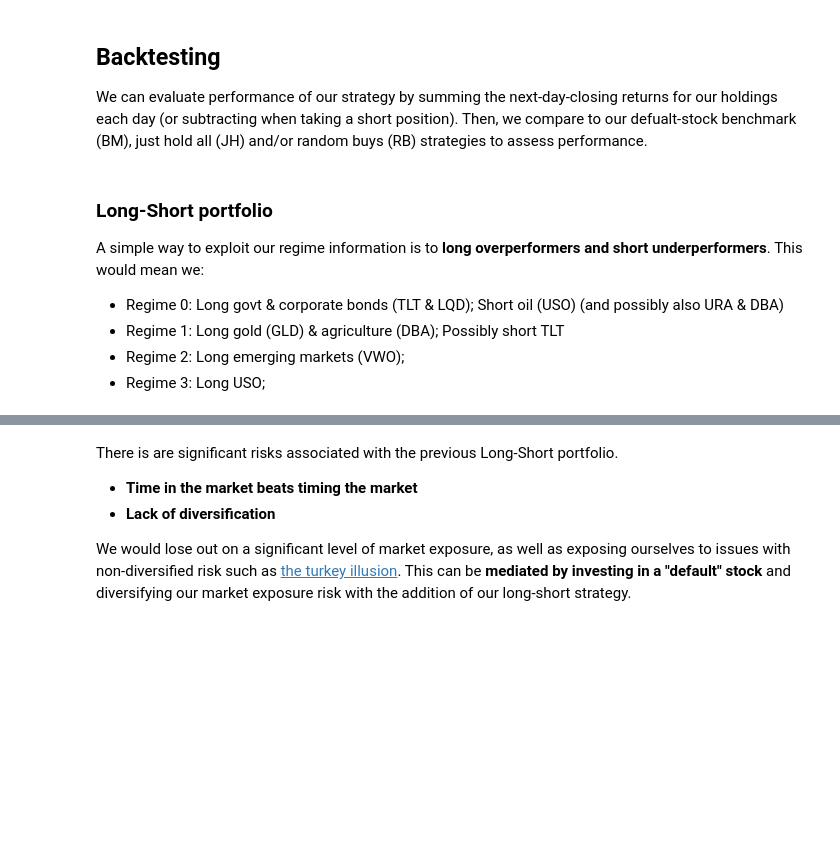
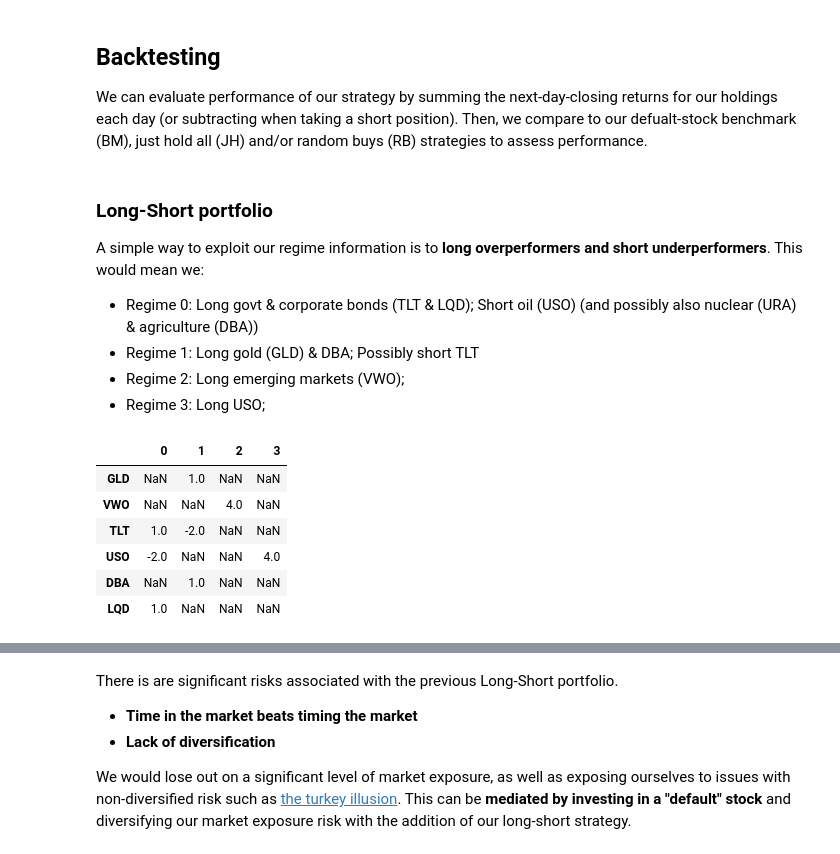
Before and after one commit to sl9998/regime-identification, a Jupyter notebook: Notebooks/regimes.ipynb, the cells around one changed output, grey strips where cells are left out. Drawn from its saved outputs; the diff is of its cells as text; code cells hidden in the pictures; blank space fills up the shorter version.

```diff
--- a/Notebooks/regimes.ipynb
+++ b/Notebooks/regimes.ipynb
@@ -515,7 +494,7 @@ We can evaluate performance of our strategy by summing the next-day-closing retu
 ### Long-Short portfolio
 
 A simple way to exploit our regime information is to **long overperformers and short underperformers**. This would mean we:
-- Regime 0: Long govt & corporate bonds (TLT & LQD); Short oil (USO) (and possibly also URA & DBA)
-- Regime 1: Long gold (GLD) & agriculture (DBA); Possibly short TLT
+- Regime 0: Long govt & corporate bonds (TLT & LQD); Short oil (USO) (and possibly also nuclear (URA) & agriculture (DBA))
+- Regime 1: Long gold (GLD) & DBA; Possibly short TLT
 - Regime 2: Long emerging markets (VWO);
 - Regime 3: Long USO;
@@ -522,24 +504,38 @@ A simple way to exploit our regime information is to **long overperformers and s
 # %%
 '''
-"strategy" is a nested dict, where:
-- The first level indicates the regime cluster.
-- The second level determines what is bought, as a weighted probability distribution.
-
-The second level is adjusted to equal 1 to determine percentage of the portfolio to allocate.
-Positive values mean a long position will be taken. Negative values will short the asset.
+The "strategy" is a df where each column is a condition (here: regime) and each row an asset.
+Location [asset, condition] represents how much of an asset to buy in that condition.
+Values indicate the ratio of the portfolio to allocate to the asset.
+Ratios are adjusted to total an absolute value of 1 per condition.
 '''
 
-strategy = {
-    0: { "TLT": 1, "LQD": 1,
-         "USO": -1
-    },
-    1: { "GLD": 1, "DBA": 1,
-         "TLT": -1
-    },
-    2: { "VWO": 1,
-    },
-    3: { "USO": 1,
-    },
-}
+etfs_names = list(etfs.keys())
+n_clusters = n_clusters
+
+strategy = pd.DataFrame(np.nan, index = etfs_names, columns = np.arange(n_clusters))
+
+# Regime 0: Long TLT & LQD; Short USO
+strategy.loc[["TLT", "LQD"], 0] = 1
+strategy.loc[["USO"], 0] = -2
+
+# Regime 1: Long GLD & DBA; Short TLT
+strategy.loc[["GLD", "DBA"], 1] = 1
+strategy.loc[["TLT"], 1] = -2
+
+# Regime 2: Long VWO
+strategy.loc[["VWO"], 2] = 4 # 4 because easily add other weighted
+
+# Regime 3: Long USO
+strategy.loc[["USO"], 3] = 4
+# %%
+strategy.dropna(how = "all", axis = 0)
+# %% [output]
+|  | 0 | 1 | 2 | 3 |
+| GLD | NaN | 1.0 | NaN | NaN |
+| VWO | NaN | NaN | 4.0 | NaN |
+| TLT | 1.0 | -2.0 | NaN | NaN |
+| USO | -2.0 | NaN | NaN | 4.0 |
+| DBA | NaN | 1.0 | NaN | NaN |
+| LQD | 1.0 | NaN | NaN | NaN |
 # %%
 # Benchmark strategies
```
Also changed, not shown: parts of 12 cells of this notebook, 1 other file.
